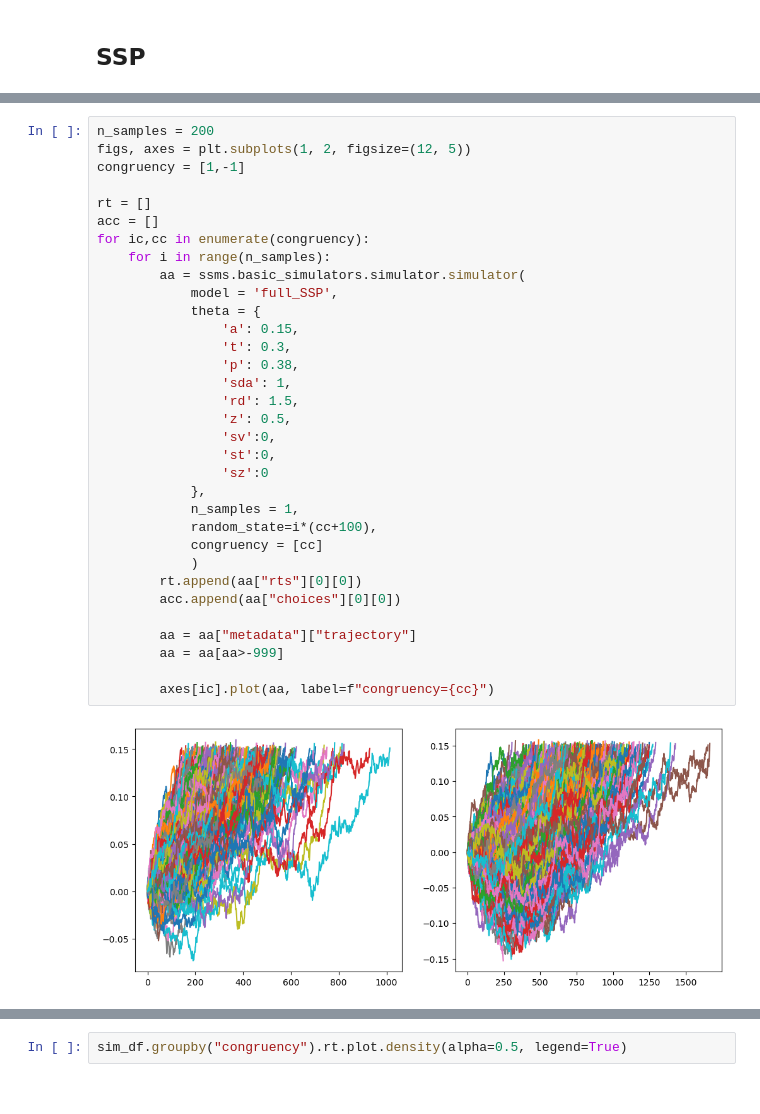
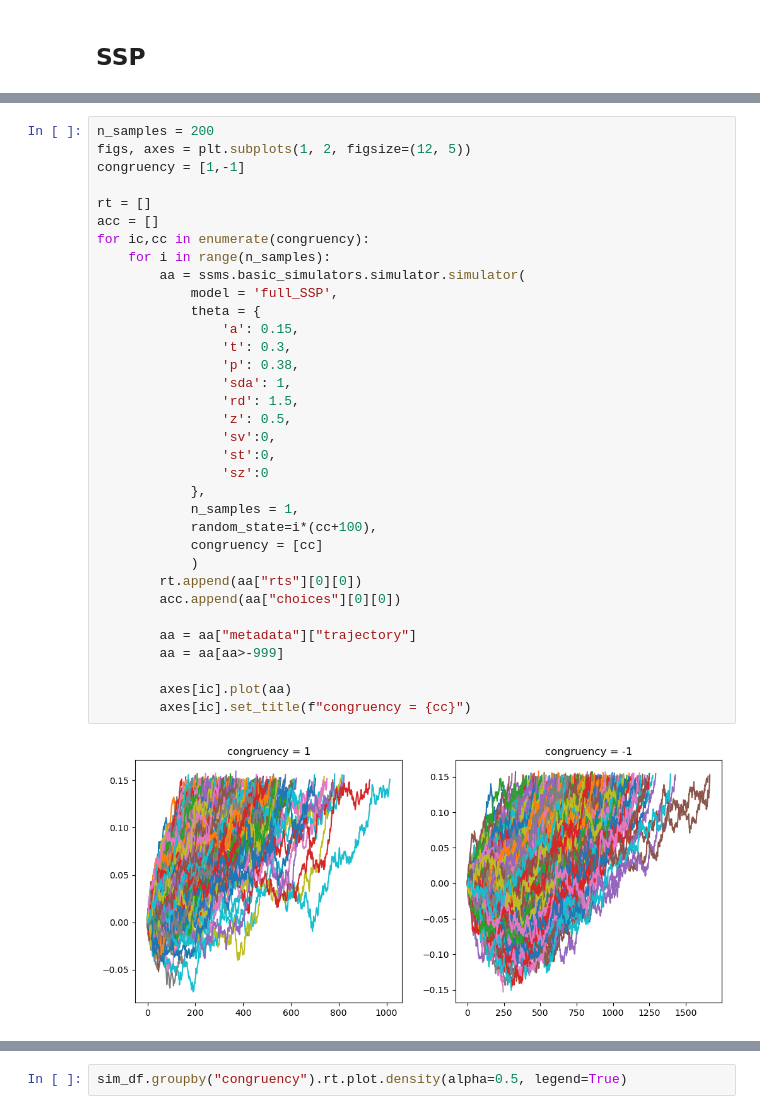
Before and after one commit to AlexanderFengler/ssm-simulators, a Jupyter notebook: notebooks/DMC_simulator_test.ipynb, the cells around one changed output, grey strips where cells are left out. Drawn from its saved outputs; the diff is of its cells as text.

```diff
--- a/notebooks/DMC_simulator_test.ipynb
+++ b/notebooks/DMC_simulator_test.ipynb
@@ -28,32 +36,33 @@ figs, axes = plt.subplots(1, 2, figsize=(12, 5))
 congruency = [1,-1]
 
 rt = []
 acc = []
 for ic,cc in enumerate(congruency):
     for i in range(n_samples):
         aa = ssms.basic_simulators.simulator.simulator(
             model = 'full_SSP',
             theta = {
                 'a': 0.15,
                 't': 0.3,
                 'p': 0.38,
                 'sda': 1,
                 'rd': 1.5,
                 'z': 0.5,
                 'sv':0,
                 'st':0,
                 'sz':0
             },
             n_samples = 1,
             random_state=i*(cc+100),
             congruency = [cc]
             )
         rt.append(aa["rts"][0][0])
         acc.append(aa["choices"][0][0])
 
         aa = aa["metadata"]["trajectory"]
         aa = aa[aa>-999]
 
-        axes[ic].plot(aa, label=f"congruency={cc}")
+        axes[ic].plot(aa)
+        axes[ic].set_title(f"congruency = {cc}")
 # %% [output]
-[figure, old version]
+[figure, new version]
```
Also changed, not shown: parts of 5 cells of this notebook.
